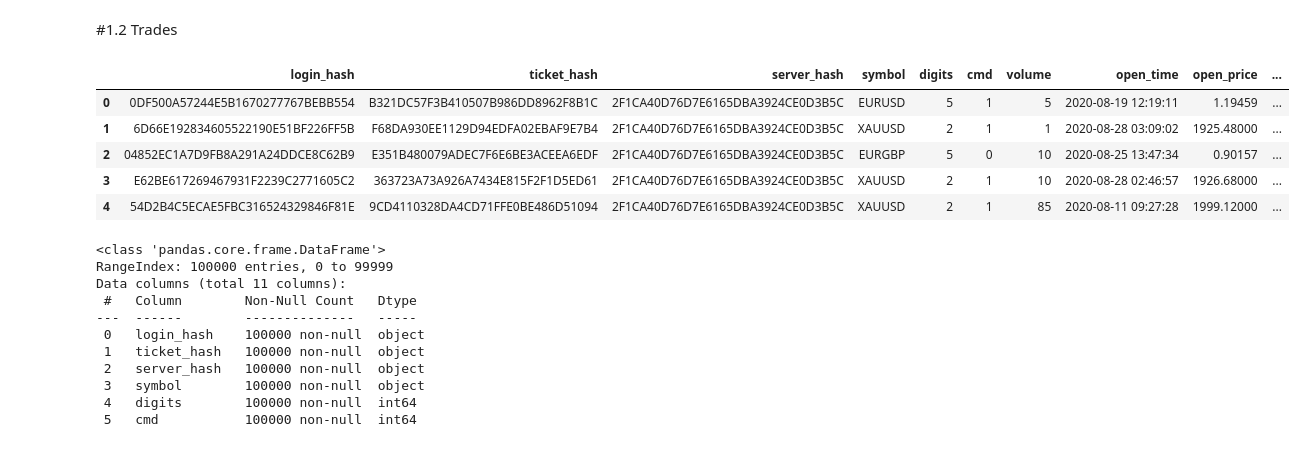
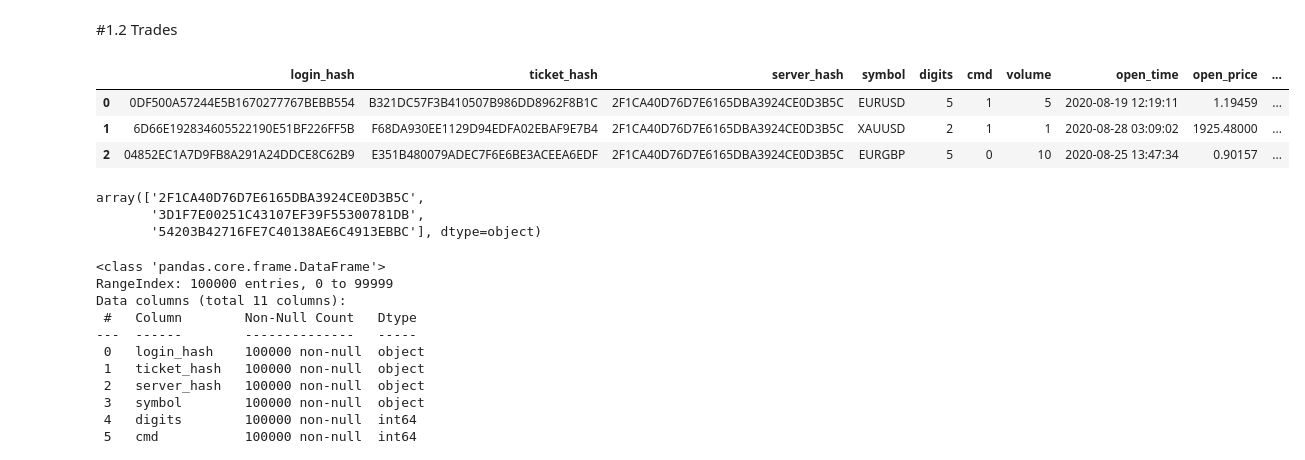
Before and after one commit to GaikwadChinmay/Trade-Markets-Analytics, a Jupyter notebook: Trade_markets.ipynb, the cells around one changed output. Drawn from its saved outputs; the diff is of its cells as text; code cells hidden in the pictures.

```diff
--- a/Trade_markets.ipynb
+++ b/Trade_markets.ipynb
@@ -86,11 +109,15 @@ plt.show()
 # %% [markdown]
 #1.2 Trades
 # %%
-trades.head()
+trades.head(3)
 # %% [output]
 |  | login_hash | ticket_hash | server_hash | symbol | digits | cmd | volume | open_time | open_price | ... |
 | 0 | 0DF500A57244E5B1670277767BEBB554 | B321DC57F3B410507B986DD8962F8B1C | 2F1CA40D76D7E6165DBA3924CE0D3B5C | EURUSD | 5 | 1 | 5 | 2020-08-19 12:19:11 | 1.19459 | ... |
 | 1 | 6D66E192834605522190E51BF226FF5B | F68DA930EE1129D94EDFA02EBAF9E7B4 | 2F1CA40D76D7E6165DBA3924CE0D3B5C | XAUUSD | 2 | 1 | 1 | 2020-08-28 03:09:02 | 1925.48000 | ... |
 | 2 | 04852EC1A7D9FB8A291A24DDCE8C62B9 | E351B480079ADEC7F6E6BE3ACEEA6EDF | 2F1CA40D76D7E6165DBA3924CE0D3B5C | EURGBP | 5 | 0 | 10 | 2020-08-25 13:47:34 | 0.90157 | ... |
-| 3 | E62BE617269467931F2239C2771605C2 | 363723A73A926A7434E815F2F1D5ED61 | 2F1CA40D76D7E6165DBA3924CE0D3B5C | XAUUSD | 2 | 1 | 10 | 2020-08-28 02:46:57 | 1926.68000 | ... |
-| 4 | 54D2B4C5ECAE5FBC316524329846F81E | 9CD4110328DA4CD71FFE0BE486D51094 | 2F1CA40D76D7E6165DBA3924CE0D3B5C | XAUUSD | 2 | 1 | 85 | 2020-08-11 09:27:28 | 1999.12000 | ... |
+# %%
+trades['server_hash'].unique()
+# %% [output]
+array(['2F1CA40D76D7E6165DBA3924CE0D3B5C',
+       '3D1F7E00251C43107EF39F55300781DB',
+       '54203B42716FE7C40138AE6C4913EBBC'], dtype=object)
```
Also changed, not shown: parts of 48 cells of this notebook.
